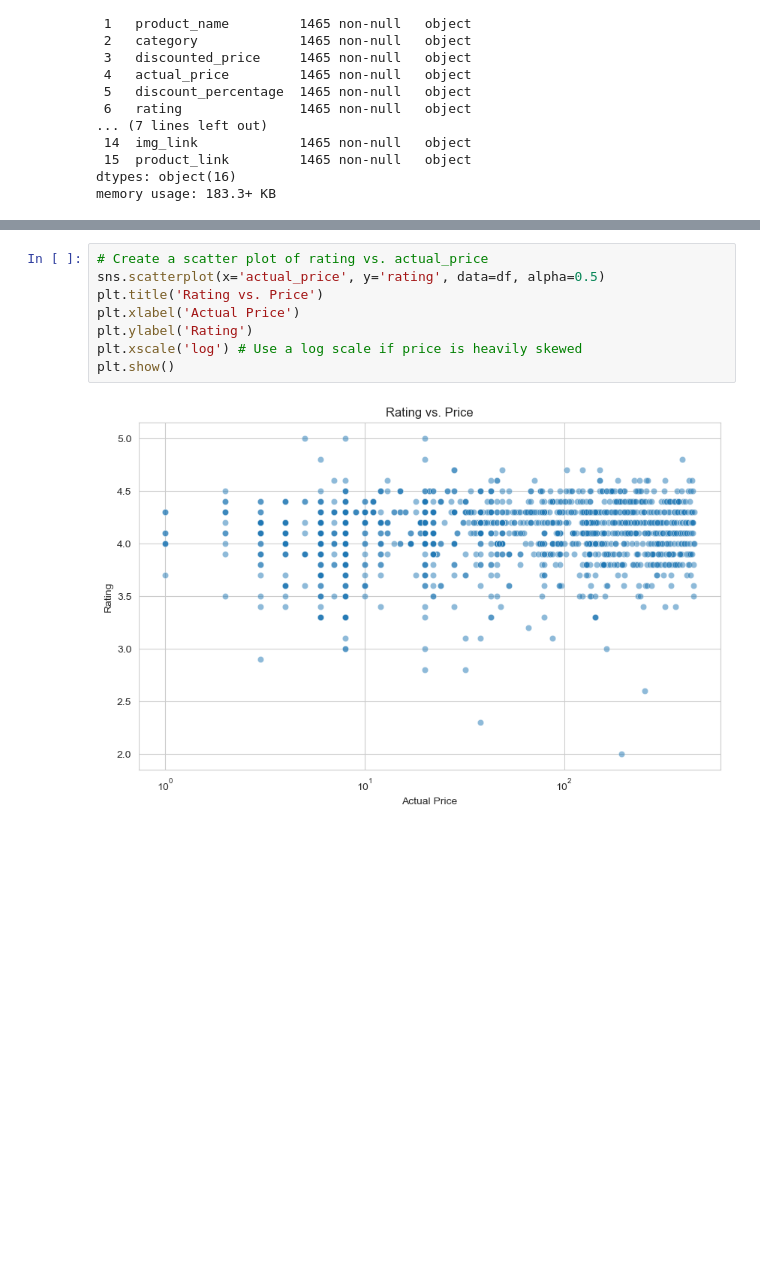
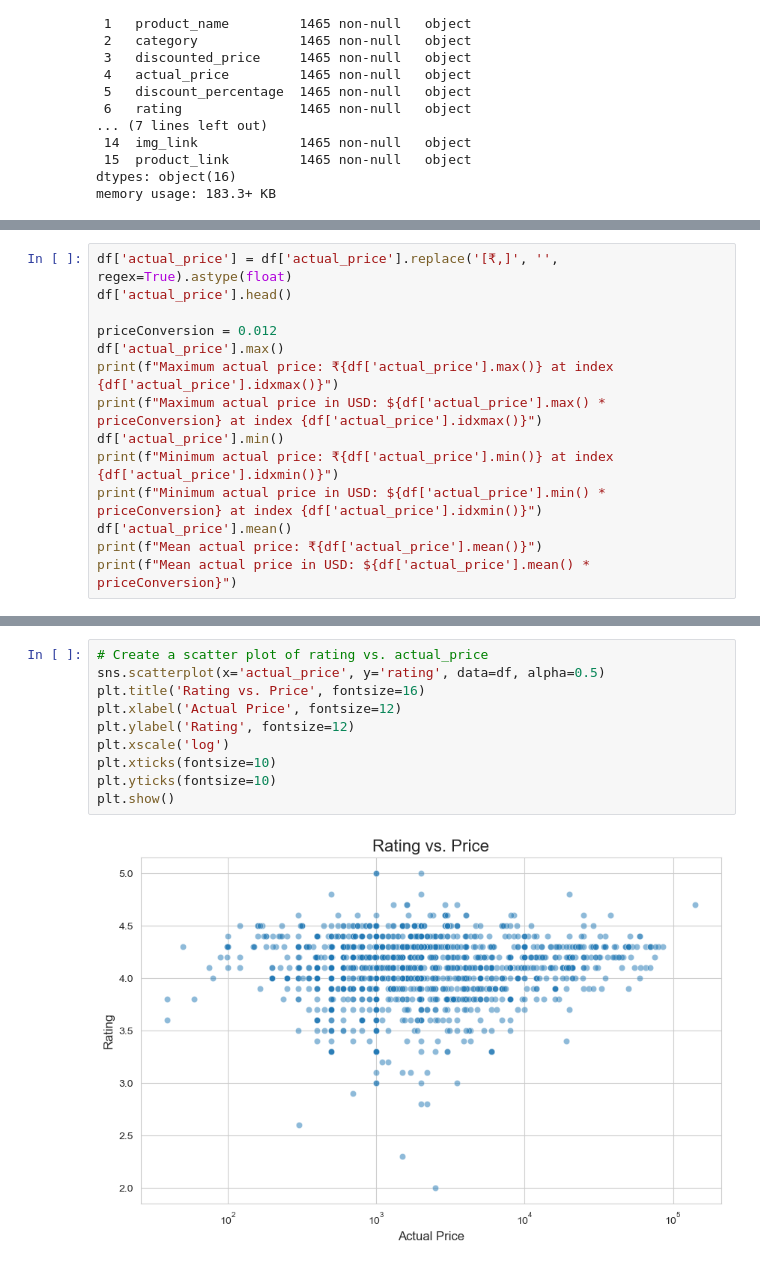
Before and after one commit to esthermao/CS4342_finalproject, a Jupyter notebook: EDA.ipynb, the cells around one changed output, grey strips where cells are left out. Saved outputs shown, nothing was run; the diff lists cells and outputs as text; blank space fills up the shorter version.

```diff
--- a/EDA.ipynb
+++ b/EDA.ipynb
@@ -56,3 +56,17 @@ df.describe()
 | unique | 1351 | 1337 | 211 | 550 | 449 | 92 | 28 | ... |
 | top | B08WRWPM22 | Fire-Boltt Ninja Call Pro Plus 1.... | Computers&Accessories|Accessories... | ₹199 | ₹999 | 50% | 4.1 | ... |
 | freq | 3 | 5 | 233 | 53 | 120 | 56 | 244 | ... |
+# %%
+df['actual_price'] = df['actual_price'].replace('[₹,]', '', regex=True).astype(float)
+df['actual_price'].head()
+
+priceConversion = 0.012
+df['actual_price'].max()
+print(f"Maximum actual price: ₹{df['actual_price'].max()} at index {df['actual_price'].idxmax()}")
+print(f"Maximum actual price in USD: ${df['actual_price'].max() * priceConversion} at index {df['actual_price'].idxmax()}")
+df['actual_price'].min()
+print(f"Minimum actual price: ₹{df['actual_price'].min()} at index {df['actual_price'].idxmin()}")
+print(f"Minimum actual price in USD: ${df['actual_price'].min() * priceConversion} at index {df['actual_price'].idxmin()}")
+df['actual_price'].mean()
+print(f"Mean actual price: ₹{df['actual_price'].mean()}")
+print(f"Mean actual price in USD: ${df['actual_price'].mean() * priceConversion}")
@@ -104,10 +144,12 @@ plt.show()
 # %%
 # Create a scatter plot of rating vs. actual_price
 sns.scatterplot(x='actual_price', y='rating', data=df, alpha=0.5)
-plt.title('Rating vs. Price')
-plt.xlabel('Actual Price')
-plt.ylabel('Rating')
-plt.xscale('log') # Use a log scale if price is heavily skewed
+plt.title('Rating vs. Price', fontsize=16)
+plt.xlabel('Actual Price', fontsize=12)
+plt.ylabel('Rating', fontsize=12)
+plt.xscale('log')
+plt.xticks(fontsize=10)
+plt.yticks(fontsize=10)
 plt.show()
 # %% [output]
-[figure, old version]
+[figure, new version]
```
Also changed, not shown: parts of 3 cells of this notebook.
